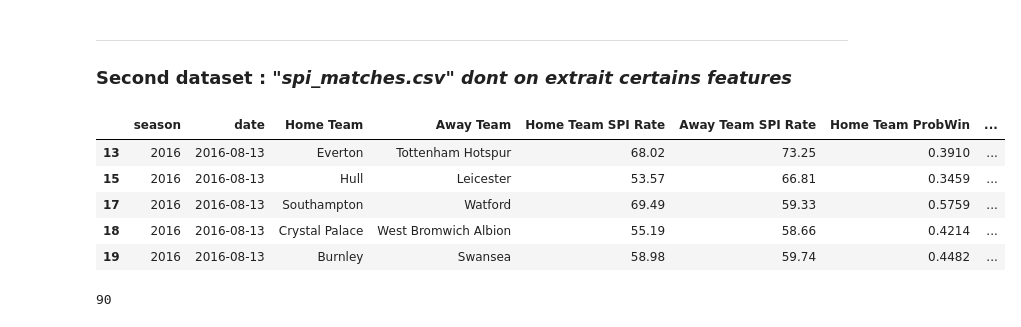
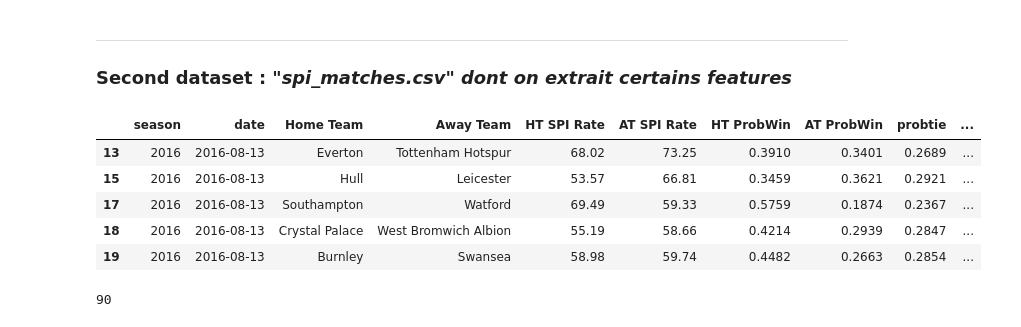
Before and after one commit to SamSamV/Predictions_Match_Outcome, a Jupyter notebook: toma.ipynb, the cells around one changed output. Cells and saved outputs as stored; diff of their text form; code cells hidden in the pictures.

```diff
--- a/toma.ipynb
+++ b/toma.ipynb
@@ -46,34 +66,34 @@ df1.head()
 # %%
 df2 = pd.read_csv('SPI_dataset/spi_matches.csv', sep=';')
 
 df2.dropna()
 
 ligues = ['Barclays Premier League']
 df2 = df2[df2['league'].isin(ligues)] # que la Premier League
 
 df2 = df2[df2['season'].isin([2016, 2017, 2018, 2019, 2020])] #on se retreint à ces années
 df2 = df2.rename(columns={'team1': 'Home Team', 'team2': 'Away Team', # on renomme les features comme df
-                          'score1': 'Home Team Goals Scored', 'score2': 'Away Team Goals Scored',
-                          'xg1': 'Home Team xG', 'xg2': 'Away Team xG',
-                          'nsxg1': 'Home Team NSxG', 'nsxg2': 'Away Team NSxG',
-                          'spi1': 'Home Team SPI Rate', 'spi2': 'Away Team SPI Rate',
-                          'prob1': 'Home Team ProbWin', 'prob2': 'Away Team ProbWin',
-                          'proj_score1': 'Home Team ProjScore', 'proj_score2': 'Away Team ProjScore',
-                          'adj_score1': 'Home Team AdjScore', 'adj_score2': 'Away Team AdjScore',
-                          'importance1': 'Home Team Importance', 'importance2': 'Away Team Importance',
+                          'score1': 'HT Goals Scored', 'score2': 'AT Goals Scored', # pour gagner de la place on remplace "HT" -> "HT" et "Away Team" -> "AT"
+                          'xg1': 'HT xG', 'xg2': 'AT xG',
+                          'nsxg1': 'HT NSxG', 'nsxg2': 'AT NSxG',
+                          'spi1': 'HT SPI Rate', 'spi2': 'AT SPI Rate',
+                          'prob1': 'HT ProbWin', 'prob2': 'AT ProbWin',
+                          'proj_score1': 'HT ProjScore', 'proj_score2': 'AT ProjScore',
+                          'adj_score1': 'HT AdjScore', 'adj_score2': 'AT AdjScore',
+                          'importance1': 'HT Importance', 'importance2': 'AT Importance',
                           })
 
 df2 = df2.drop(['league_id', 'league'], axis = 1)
 
 
 df2.head()
 # %% [output]
-|  | season | date | Home Team | Away Team | Home Team SPI Rate | Away Team SPI Rate | Home Team ProbWin | ... |
-| 13 | 2016 | 2016-08-13 | Everton | Tottenham Hotspur | 68.02 | 73.25 | 0.3910 | ... |
-| 15 | 2016 | 2016-08-13 | Hull | Leicester | 53.57 | 66.81 | 0.3459 | ... |
-| 17 | 2016 | 2016-08-13 | Southampton | Watford | 69.49 | 59.33 | 0.5759 | ... |
-| 18 | 2016 | 2016-08-13 | Crystal Palace | West Bromwich Albion | 55.19 | 58.66 | 0.4214 | ... |
-| 19 | 2016 | 2016-08-13 | Burnley | Swansea | 58.98 | 59.74 | 0.4482 | ... |
+|  | season | date | Home Team | Away Team | HT SPI Rate | AT SPI Rate | HT ProbWin | AT ProbWin | probtie | ... |
+| 13 | 2016 | 2016-08-13 | Everton | Tottenham Hotspur | 68.02 | 73.25 | 0.3910 | 0.3401 | 0.2689 | ... |
+| 15 | 2016 | 2016-08-13 | Hull | Leicester | 53.57 | 66.81 | 0.3459 | 0.3621 | 0.2921 | ... |
+| 17 | 2016 | 2016-08-13 | Southampton | Watford | 69.49 | 59.33 | 0.5759 | 0.1874 | 0.2367 | ... |
+| 18 | 2016 | 2016-08-13 | Crystal Palace | West Bromwich Albion | 55.19 | 58.66 | 0.4214 | 0.2939 | 0.2847 | ... |
+| 19 | 2016 | 2016-08-13 | Burnley | Swansea | 58.98 | 59.74 | 0.4482 | 0.2663 | 0.2854 | ... |
 # %%
 data_set_1 = df1["Away Team"].unique() #liste des équipes de df1 sans doublons
 data_set_2 = df2["Away Team"].unique() #liste des équipes de df2 sans doublons
```
Also changed, not shown: parts of 41 cells of this notebook, 1 other file.
